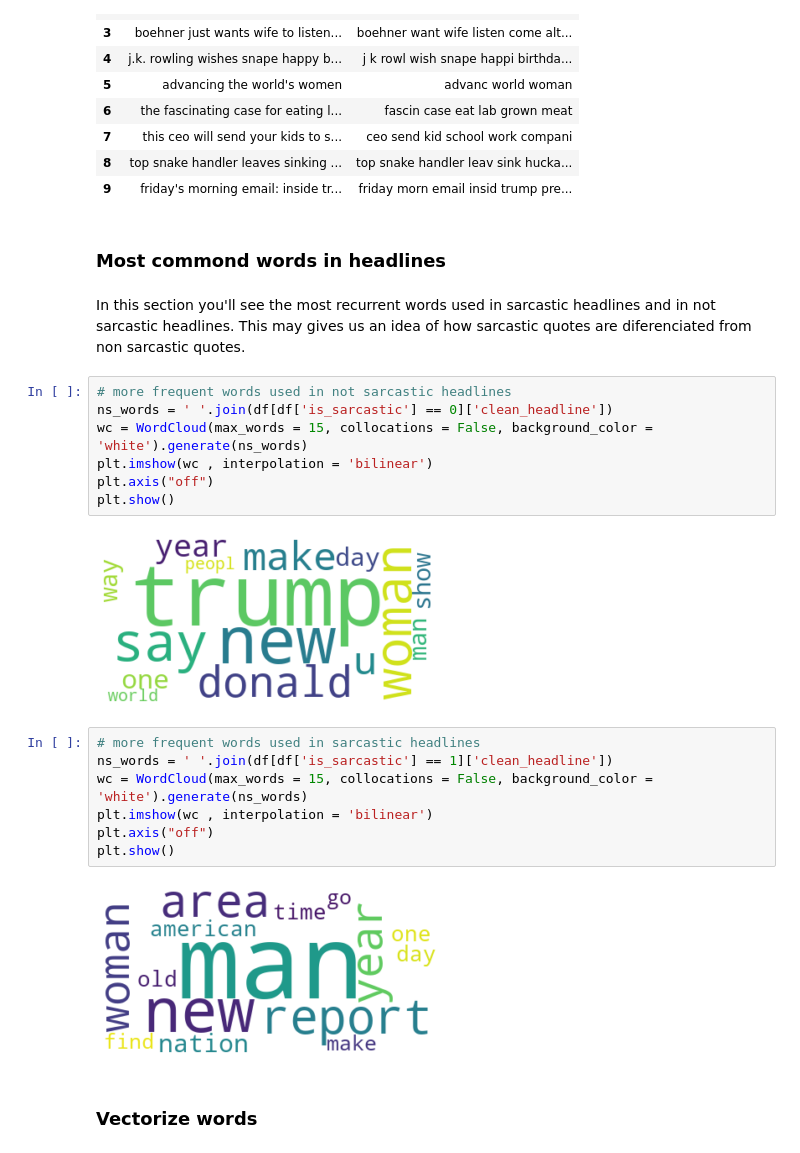
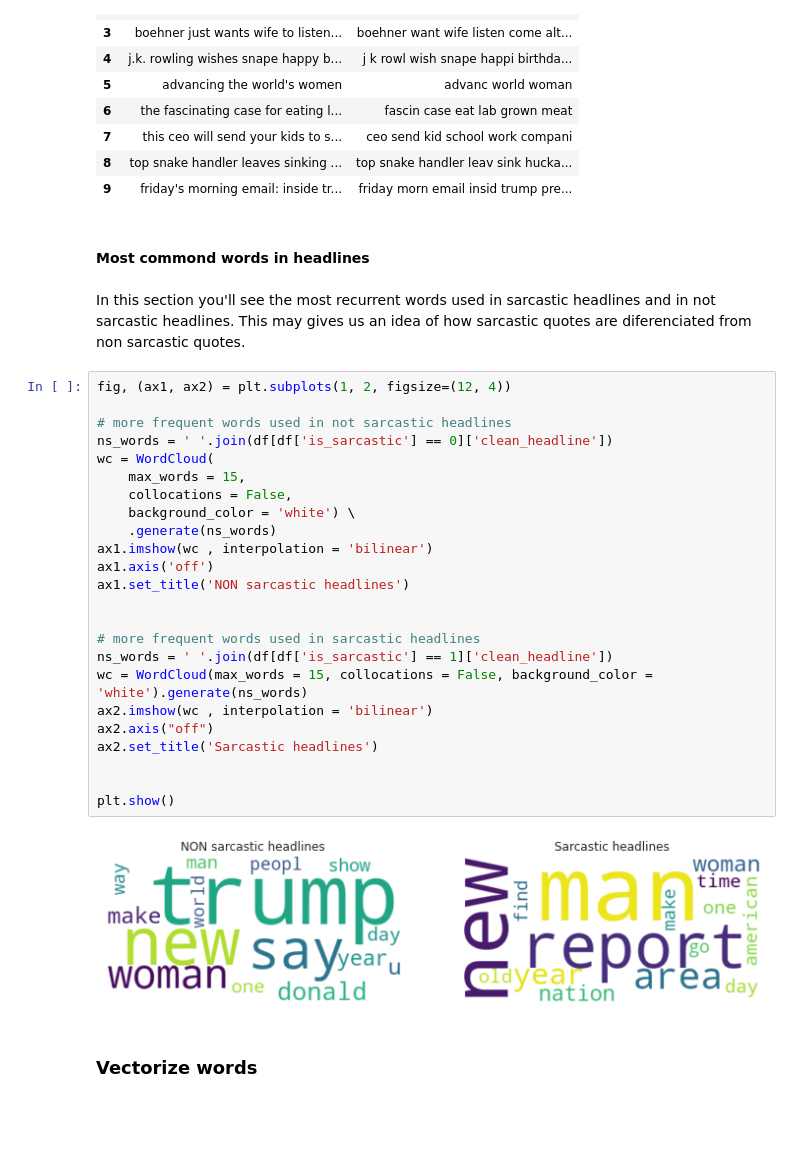
Before and after one commit to wilberquito/Sarcasm-Detector, a Jupyter notebook: detection.ipynb, the cells around one changed output. Cells and saved outputs as stored; diff of their text form; blank space fills up the shorter version.

Commit message:
Beatify plots

```diff
--- a/detection.ipynb
+++ b/detection.ipynb
@@ -238,27 +248,35 @@ df[['headline', 'clean_headline']].head(10)
 | 8 | top snake handler leaves sinking ... | top snake handler leav sink hucka... |
 | 9 | friday's morning email: inside tr... | friday morn email insid trump pre... |
 # %% [markdown]
-### Most commond words in headlines
+#### Most commond words in headlines
 # %% [markdown]
 In this section you'll see the most recurrent words used in sarcastic headlines and in not sarcastic headlines. This may gives us an idea of how sarcastic quotes are diferenciated from non sarcastic quotes.
 # %%
+fig, (ax1, ax2) = plt.subplots(1, 2, figsize=(12, 4))
+
 # more frequent words used in not sarcastic headlines
 ns_words = ' '.join(df[df['is_sarcastic'] == 0]['clean_headline'])
+wc = WordCloud(
+    max_words = 15,
+    collocations = False,
+    background_color = 'white') \
+    .generate(ns_words)
+ax1.imshow(wc , interpolation = 'bilinear')
+ax1.axis('off')
+ax1.set_title('NON sarcastic headlines')
+
+
+# more frequent words used in sarcastic headlines
+ns_words = ' '.join(df[df['is_sarcastic'] == 1]['clean_headline'])
 wc = WordCloud(max_words = 15, collocations = False, background_color = 'white').generate(ns_words)
-plt.imshow(wc , interpolation = 'bilinear')
-plt.axis("off")
+ax2.imshow(wc , interpolation = 'bilinear')
+ax2.axis("off")
+ax2.set_title('Sarcastic headlines')
+
+
 plt.show()
 # %% [output]
-[figure, old version]
+[figure, new version]
-# %%
-# more frequent words used in sarcastic headlines
-ns_words = ' '.join(df[df['is_sarcastic'] == 1]['clean_headline'])
-wc = WordCloud(max_words = 15, collocations = False, background_color = 'white').generate(ns_words)
-plt.imshow(wc , interpolation = 'bilinear')
-plt.axis("off")
-plt.show()
-# %% [output]
-[figure, removed]
 # %% [markdown]
 ### Vectorize words
 # %% [markdown]
```
Also changed, not shown: parts of 13 cells of this notebook.
